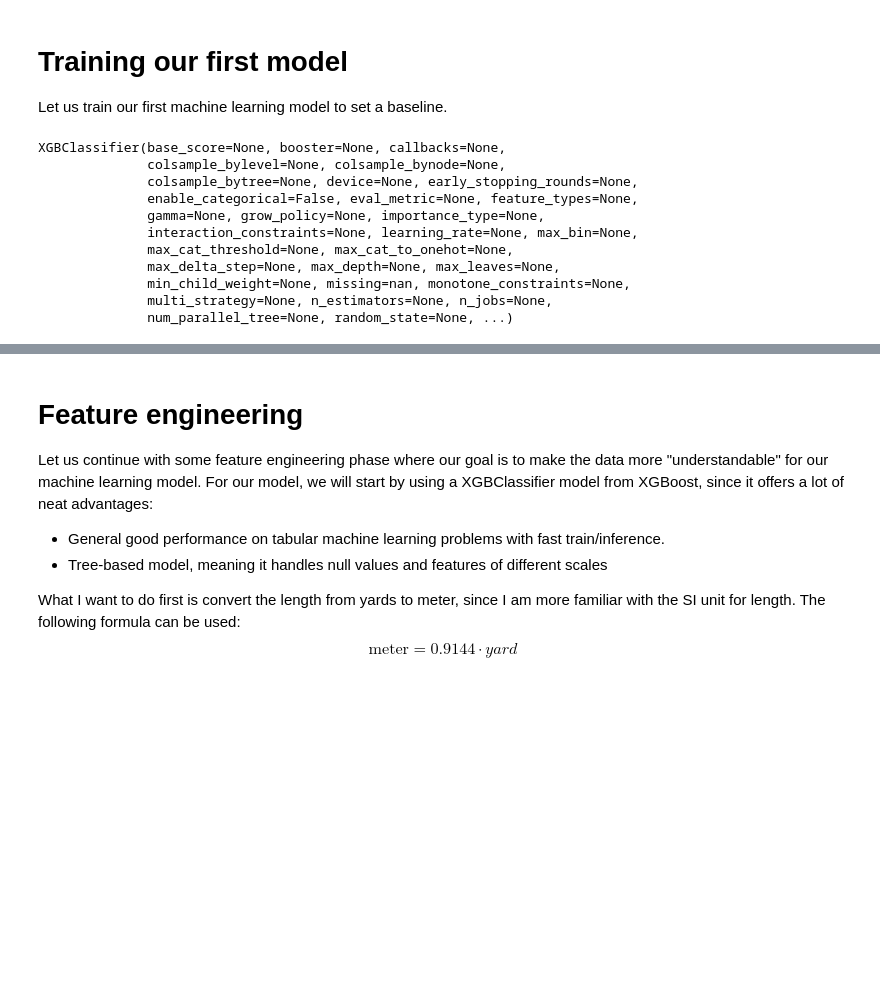
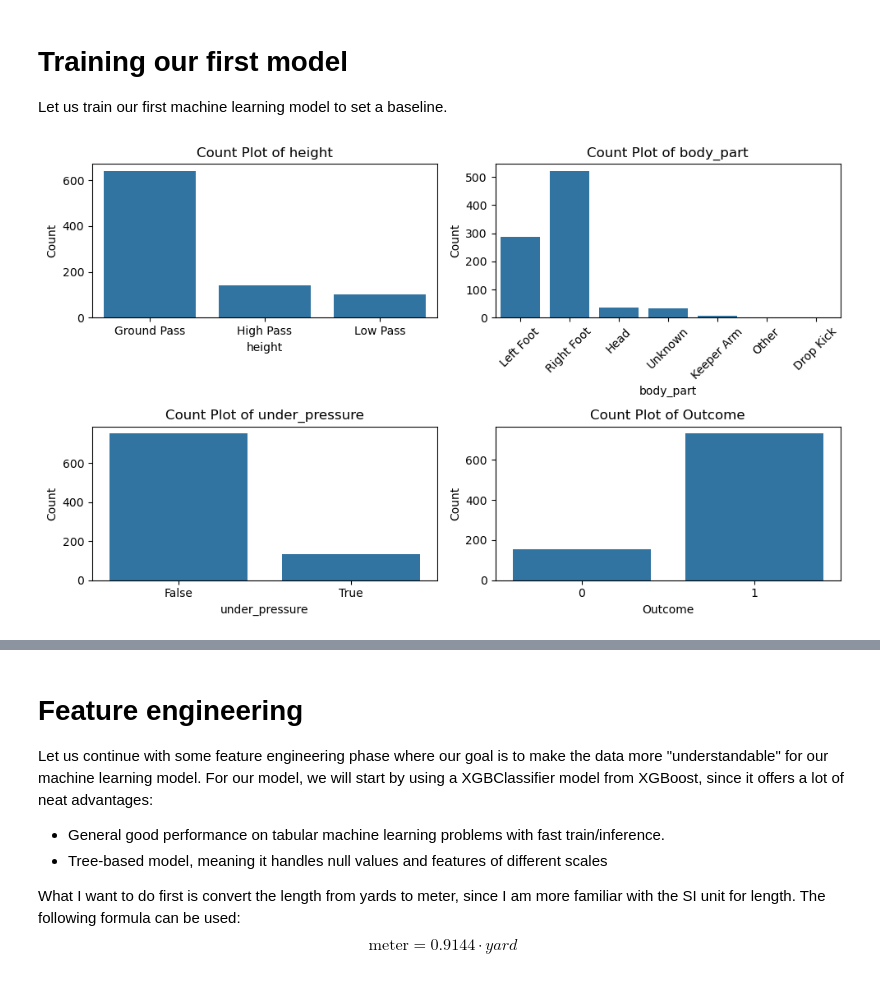
Before and after one commit to yucheng-fu/football_analytics, a Jupyter notebook: 02-analysis/02-analysis.ipynb, the cells around one changed output, grey strips where cells are left out. Cells and saved outputs as stored; diff of their text form; code cells hidden in the pictures; blank space fills up the shorter version.

```diff
--- a/02-analysis/02-analysis.ipynb
+++ b/02-analysis/02-analysis.ipynb
@@ -211,24 +228,34 @@ Now we have a better idea on which features to focus on in the feature engineeri
 # %% [markdown]
 # Training our first model
 Let us train our first machine learning model to set a baseline.
-# %%
-from xgboost import XGBClassifier
-model = XGBClassifier()
-
-params = {
-    "n_estimators": 100,
-}
-
-model.set_params()
-# %% [output]
-XGBClassifier(base_score=None, booster=None, callbacks=None,
-              colsample_bylevel=None, colsample_bynode=None,
-              colsample_bytree=None, device=None, early_stopping_rounds=None,
-              enable_categorical=False, eval_metric=None, feature_types=None,
-              gamma=None, grow_policy=None, importance_type=None,
-              interaction_constraints=None, learning_rate=None, max_bin=None,
-              max_cat_threshold=None, max_cat_to_onehot=None,
-              max_delta_step=None, max_depth=None, max_leaves=None,
-              min_child_weight=None, missing=nan, monotone_constraints=None,
-              multi_strategy=None, n_estimators=None, n_jobs=None,
-              num_parallel_tree=None, random_state=None, ...)
+# %%
+test_processing_handler = PreprocessingHandler(
+    df=test_df, categorical_columns=categorical_columns)
+test_df = test_processing_handler.preprocess_categorical_columns()
+test_df = test_processing_handler.preprocess_outcome_column()
+y_test = test_df.select("outcome").to_series()
+X_test = test_df.drop(pl.col("outcome"))
+
+test_feature_engineering_handler = FeatureEngineeringHandler(X= X_test)
+
+X_test = test_feature_engineering_handler.encode_columns(columns=["height", "body_part"]
+)
+# %%
+fig, ax = plt.subplots(2, 2, figsize=(10, 6), tight_layout=True)
+ax = ax.ravel()
+
+for i, column in enumerate(categorical_columns):
+    sns.countplot(x=test_df.select(column).to_series(), ax=ax[i])
+    ax[i].set_title(f"Count Plot of {column}")
+    ax[i].set_xlabel(column)
+    ax[i].set_ylabel("Count")
+    if column == "body_part":
+        ax[i].tick_params(axis="x", rotation=45)
+
+sns.countplot(x=test_df.select("outcome").to_series(), ax=ax[-1])
+ax[-1].set_xlabel("Outcome")
+ax[-1].set_ylabel("Count")
+ax[-1].set_title("Count Plot of Outcome")
+plt.show()
+# %% [output]
+[figure, added]
```
Also changed, not shown: parts of 4 cells of this notebook, 2 other files.
